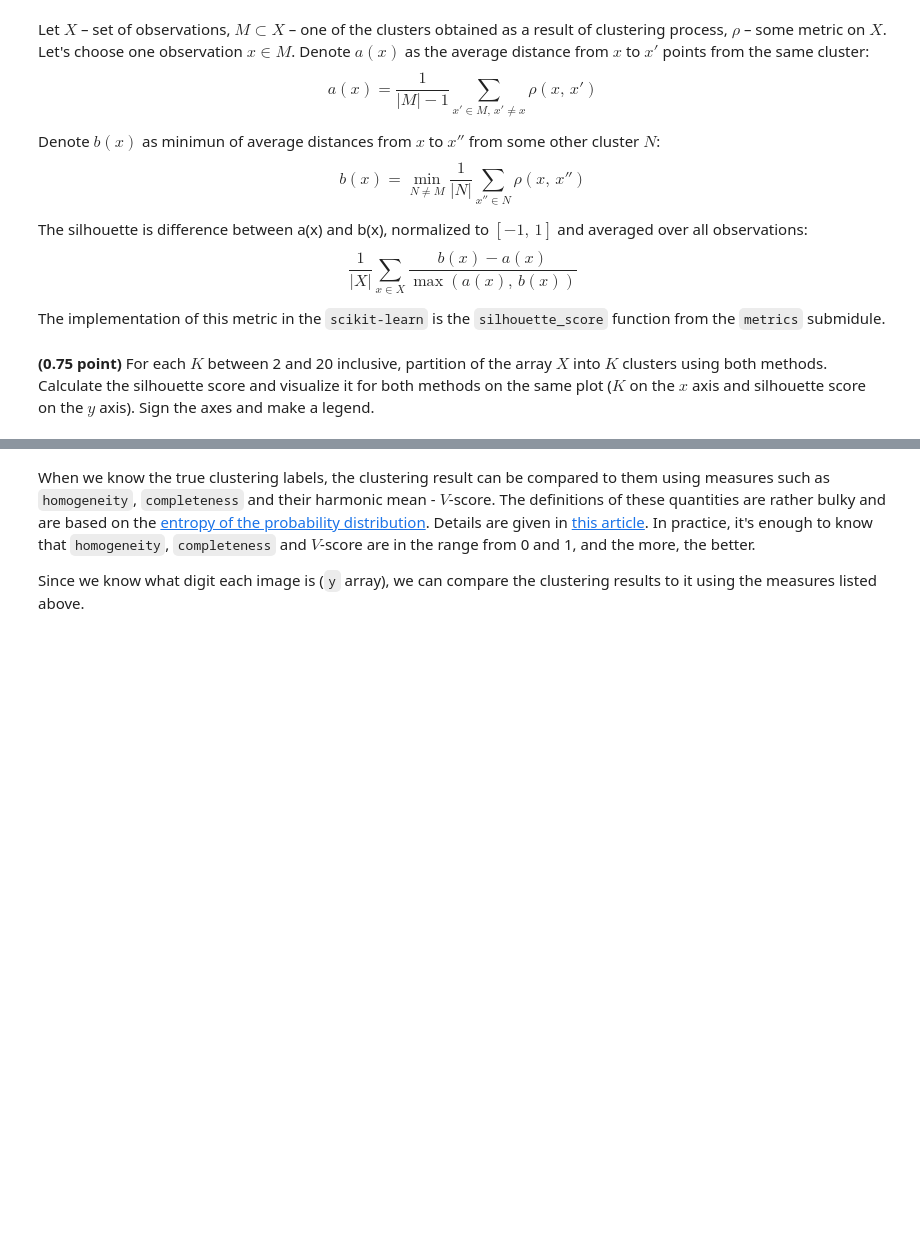
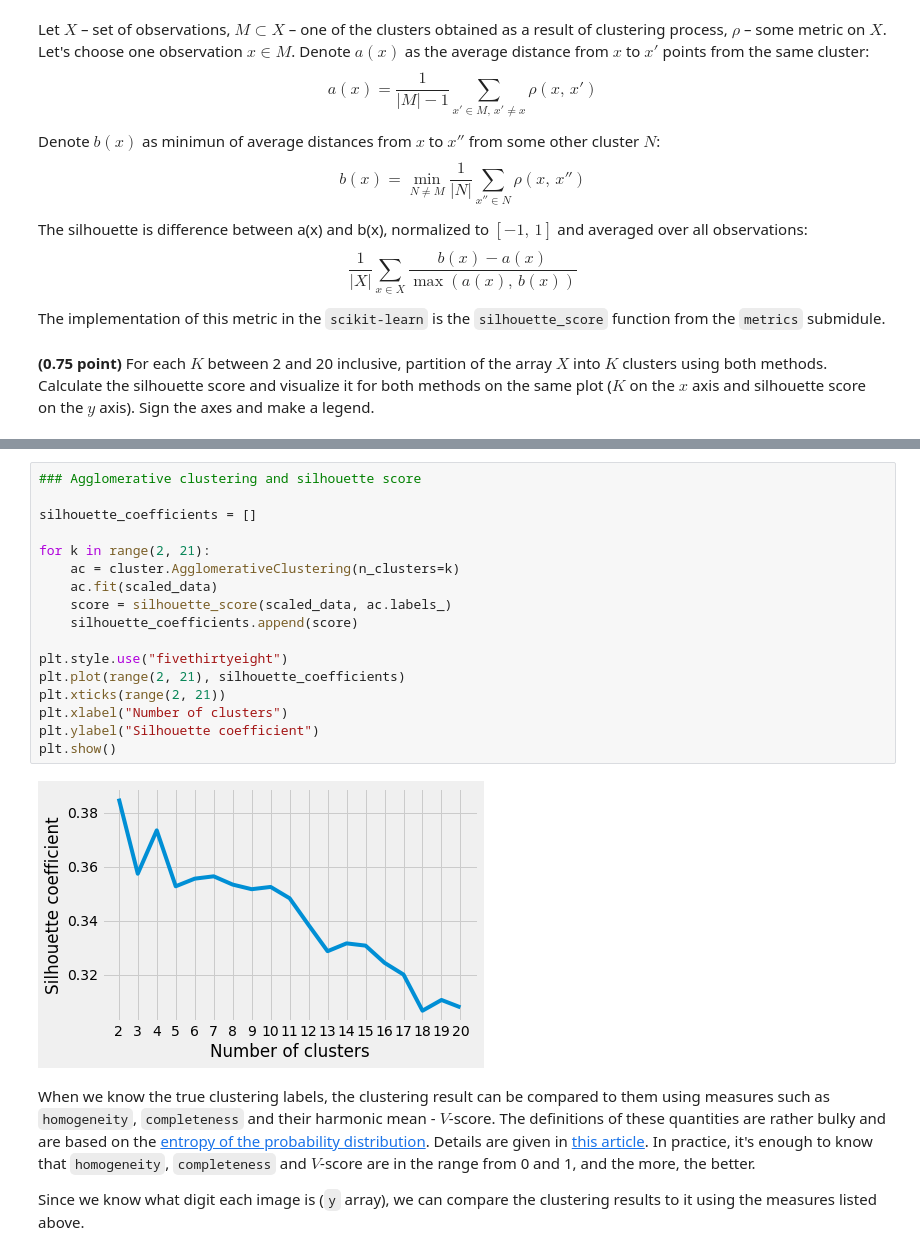
Before and after one commit to DimaValetsky/ml-intro, a Jupyter notebook: 8_clustering/clustering.ipynb, the cells around one changed output, grey strips where cells are left out. Cells and saved outputs as stored; diff of their text form; blank space fills up the shorter version.

```diff
--- a/8_clustering/clustering.ipynb
+++ b/8_clustering/clustering.ipynb
@@ -222,3 +251,22 @@ The implementation of this metric in the `scikit-learn` is the `silhouette_score
+# %%
+### Agglomerative clustering and silhouette score
+
+silhouette_coefficients = []
+
+for k in range(2, 21):
+    ac = cluster.AgglomerativeClustering(n_clusters=k)
+    ac.fit(scaled_data)
+    score = silhouette_score(scaled_data, ac.labels_)
+    silhouette_coefficients.append(score)
+
+plt.style.use("fivethirtyeight")
+plt.plot(range(2, 21), silhouette_coefficients)
+plt.xticks(range(2, 21))
+plt.xlabel("Number of clusters")
+plt.ylabel("Silhouette coefficient")
+plt.show()
+# %% [output]
+[figure, added]
 # %% [markdown]
 When we know the true clustering labels, the clustering result can be compared to them using measures such as `homogeneity`, `completeness` and their harmonic mean - $V$-score. The definitions of these quantities are rather bulky and are based on the [entropy of the probability distribution](https://ru.wikipedia.org/wiki/Информационная_энтропия). Details are given in [this article](http://aclweb.org/anthology/D/D07/D07-1043.pdf). In practice, it's enough to know that `homogeneity`, `completeness` and $V$-score are in the range from 0 and 1, and the more, the better.
 
```
Also changed, not shown: parts of 23 cells of this notebook.
